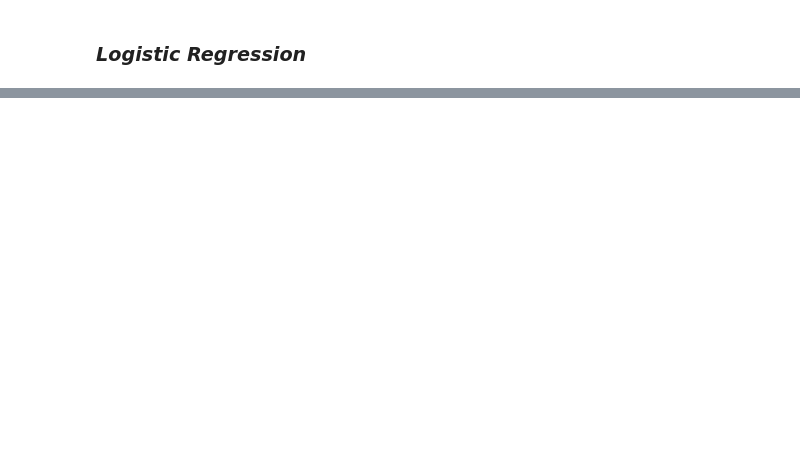
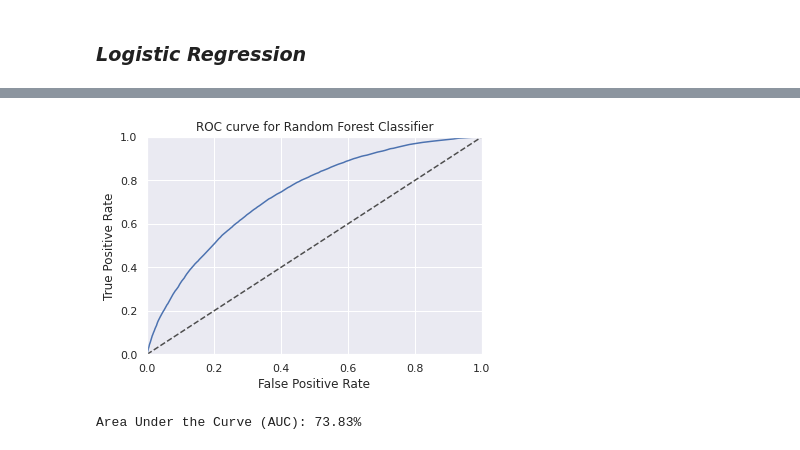
Before and after one commit to Chiosas/Cat_in_the_Dat_2, a Jupyter notebook: Categorical_Features_Project.ipynb, the cells around one changed output, grey strips where cells are left out. Saved outputs shown, nothing was run; the diff lists cells and outputs as text; code cells hidden in the pictures; blank space fills up the shorter version.

```diff
--- a/Categorical_Features_Project.ipynb
+++ b/Categorical_Features_Project.ipynb
@@ -708,0 +818,10 @@ Area Under the Curve (AUC): 74.26%
+# %%
+fpr, tpr, threshold = roc_curve(val_labels, val_pred_quant)
+roc_auc_chart(fpr, tpr, model_name)
+# %% [output]
+[figure, added]
+# %%
+model_auc = auc(fpr, tpr)
+print(f'Area Under the Curve (AUC): {model_auc:.2%}')
+# %% [output]
+Area Under the Curve (AUC): 73.83%
```
Also changed, not shown: parts of 36 cells of this notebook.
